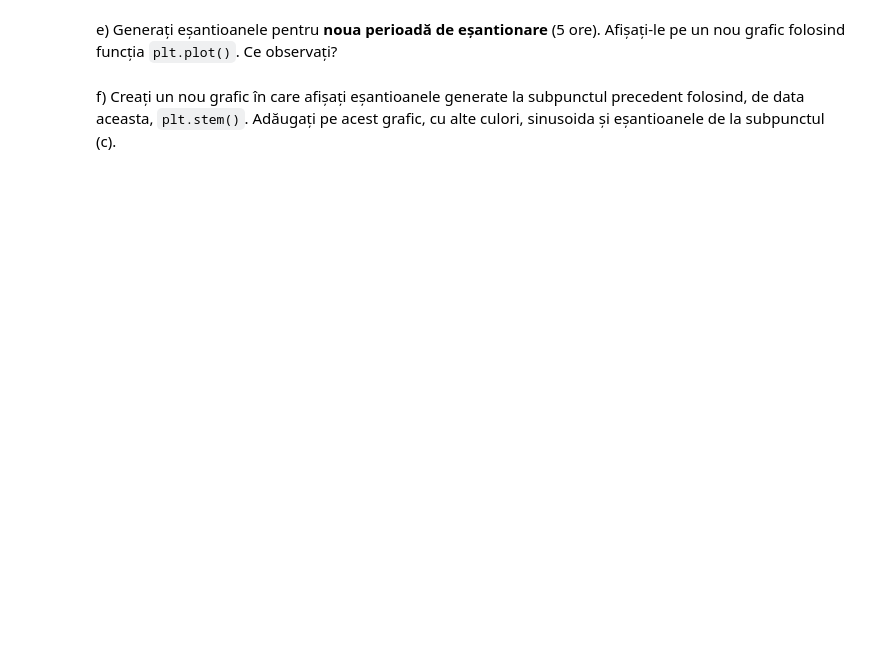
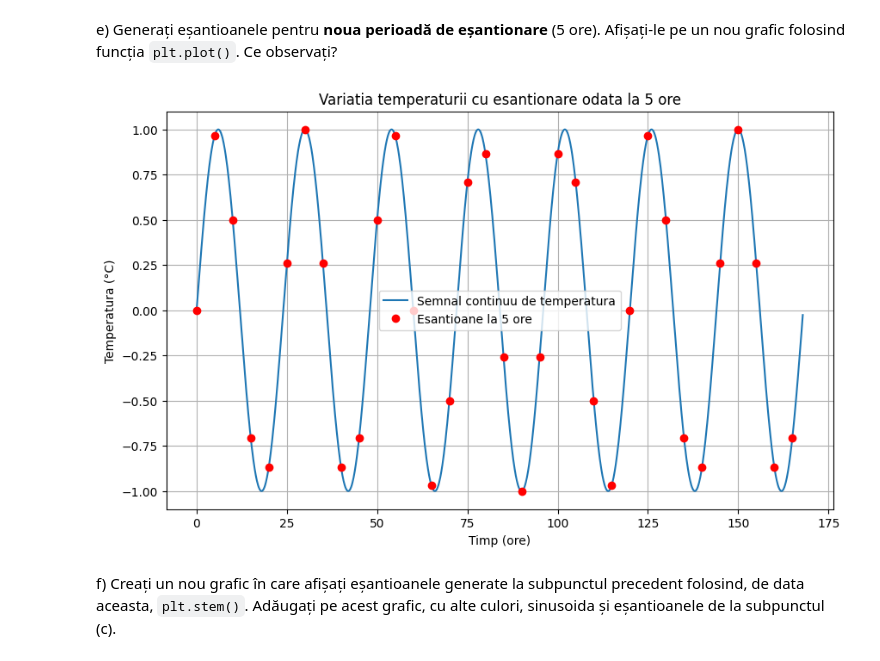
Before and after one commit to Glosperx/Semnale, a Jupyter notebook: lab5-Cojoaca_Alexandru.ipynb, the cells around one changed output. Drawn from its saved outputs; the diff is of its cells as text; code cells hidden in the pictures; blank space fills up the shorter version.

```diff
--- a/lab5-Cojoaca_Alexandru.ipynb
+++ b/lab5-Cojoaca_Alexandru.ipynb
@@ -28,4 +85,20 @@ d) Dacă măsurați temperatura **o dată la 5 ore**, în ce zi și la ce oră v
 # %% [markdown]
 e) Generați eșantioanele pentru **noua perioadă de eșantionare** (5 ore). Afișați-le pe un nou grafic folosind funcția `plt.plot()`. Ce observați?
+# %%
+# Generare esantioane pentru noua perioada
+timp_esantionat_5h = np.arange(0, saptamana_ore, interval_esantionare)
+temperatura_esantionata_5h = np.sin(2 * np.pi * timp_esantionat_5h / perioada_semnal)
+
+plt.figure(figsize=(10, 6))
+plt.plot(timp_ore, semnal_temperatura, label="Semnal continuu de temperatura")
+plt.plot(timp_esantionat_5h, temperatura_esantionata_5h, "ro", label=f"Esantioane la {interval_esantionare} ore")
+plt.xlabel("Timp (ore)")
+plt.ylabel("Temperatura (°C)")
+plt.title("Variatia temperaturii cu esantionare odata la 5 ore")
+plt.legend()
+plt.grid(True)
+plt.show()
+# %% [output]
+[figure, added]
 # %% [markdown]
 f) Creați un nou grafic în care afișați eșantioanele generate la subpunctul precedent folosind, de data aceasta, `plt.stem()`. Adăugați pe acest grafic, cu alte culori, sinusoida și eșantioanele de la subpunctul (c).
```
Also changed, not shown: parts of 7 cells of this notebook.
